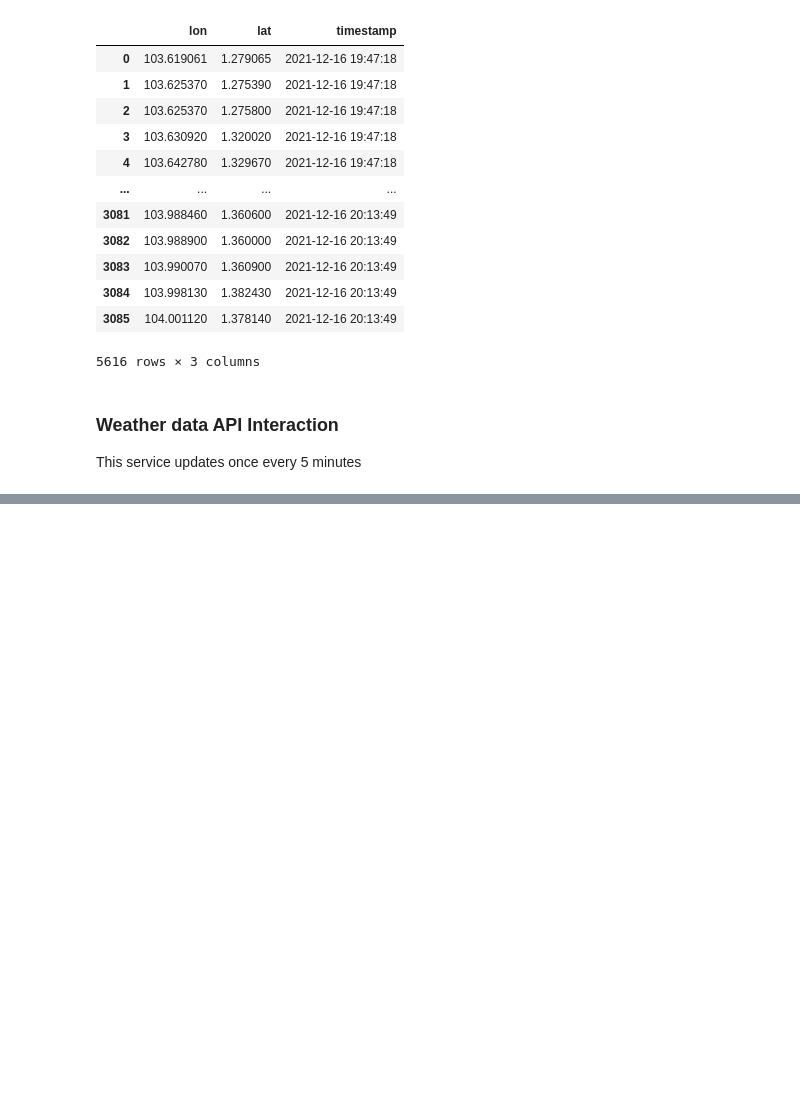
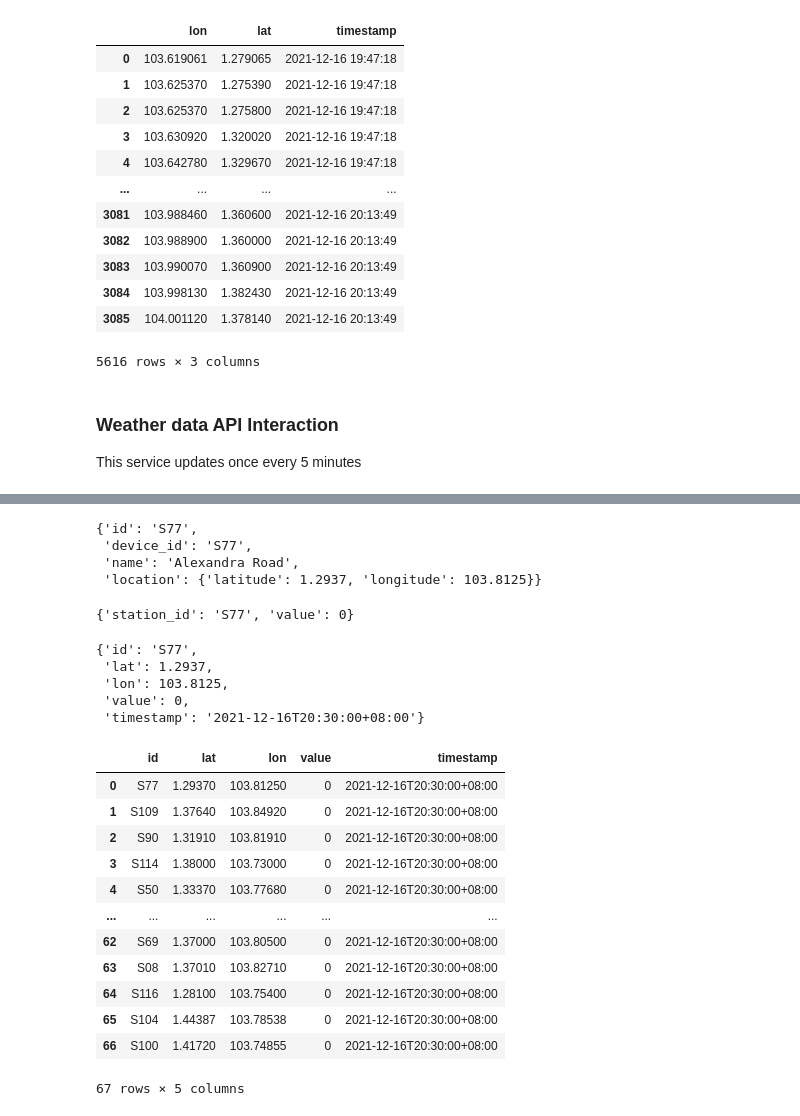
Before and after one commit to alealejandro1/taxi_compass, a Jupyter notebook: notebooks/Alejandro_taxi_compass.ipynb, the cells around one changed output, grey strips where cells are left out. Drawn from its saved outputs; the diff is of its cells as text; code cells hidden in the pictures; blank space fills up the shorter version.

Commit message:
Rainfall and coordinates parsing

```diff
--- a/notebooks/Alejandro_taxi_compass.ipynb
+++ b/notebooks/Alejandro_taxi_compass.ipynb
@@ -111,3 +111,11 @@ taxi_coordinates_append(taxi_coordinates_df)
 ### Weather data API Interaction
 
 This service updates once every 5 minutes
+# %%
+gov = 'https://api.data.gov.sg/v1'
+weather_api = '/environment/rainfall'
+
+url = gov+weather_api
+response = requests.get(url).json()
+
+response
@@ -113,0 +144,47 @@ This service updates once every 5 minutes
+# %%
+response['metadata']['stations'][0]
+# %% [output]
+{'id': 'S77',
+ 'device_id': 'S77',
+ 'name': 'Alexandra Road',
+ 'location': {'latitude': 1.2937, 'longitude': 103.8125}}
+# %%
+response['items'][0]['readings'][0]
+# %% [output]
+{'station_id': 'S77', 'value': 0}
+# %%
+{'id':response['metadata']['stations'][0]['id'],
+ 'lat':response['metadata']['stations'][0]['location']['latitude'],
+'lon':response['metadata']['stations'][0]['location']['longitude'],
+'value':response['items'][0]['readings'][0]['value'],
+'timestamp':response['items'][0]['timestamp']}
+# %% [output]
+{'id': 'S77',
+ 'lat': 1.2937,
+ 'lon': 103.8125,
+ 'value': 0,
+ 'timestamp': '2021-12-16T20:30:00+08:00'}
+# %%
+weather_list = []
+for index,value in enumerate(response['items'][0]['readings']):
+    weather_list.append({'id':response['metadata']['stations'][index]['id'],
+ 'lat':response['metadata']['stations'][index]['location']['latitude'],
+'lon':response['metadata']['stations'][index]['location']['longitude'],
+'value':response['items'][0]['readings'][index]['value'],
+'timestamp':response['items'][0]['timestamp']})
+# %%
+pd.DataFrame(weather_list)
+# %% [output]
+|  | id | lat | lon | value | timestamp |
+| 0 | S77 | 1.29370 | 103.81250 | 0 | 2021-12-16T20:30:00+08:00 |
+| 1 | S109 | 1.37640 | 103.84920 | 0 | 2021-12-16T20:30:00+08:00 |
+| 2 | S90 | 1.31910 | 103.81910 | 0 | 2021-12-16T20:30:00+08:00 |
+| 3 | S114 | 1.38000 | 103.73000 | 0 | 2021-12-16T20:30:00+08:00 |
+| 4 | S50 | 1.33370 | 103.77680 | 0 | 2021-12-16T20:30:00+08:00 |
+| ... | ... | ... | ... | ... | ... |
+| 62 | S69 | 1.37000 | 103.80500 | 0 | 2021-12-16T20:30:00+08:00 |
+| 63 | S08 | 1.37010 | 103.82710 | 0 | 2021-12-16T20:30:00+08:00 |
+| 64 | S116 | 1.28100 | 103.75400 | 0 | 2021-12-16T20:30:00+08:00 |
+| 65 | S104 | 1.44387 | 103.78538 | 0 | 2021-12-16T20:30:00+08:00 |
+| 66 | S100 | 1.41720 | 103.74855 | 0 | 2021-12-16T20:30:00+08:00 |
+67 rows × 5 columns
```
Also changed, not shown: parts of 3 cells of this notebook.
